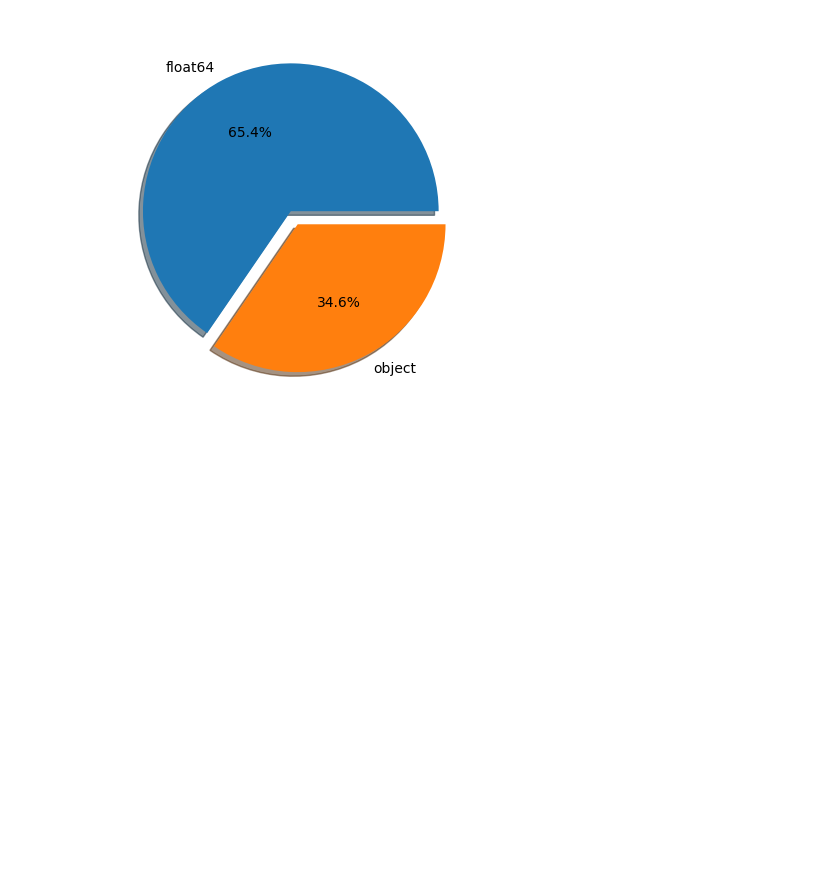
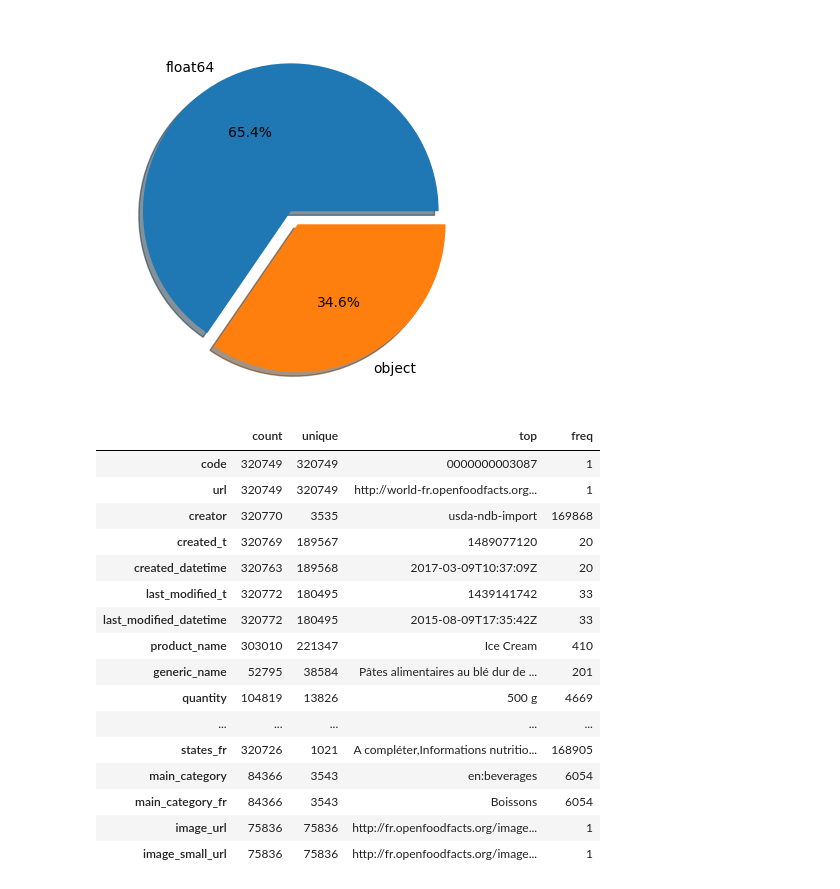
Before and after one commit to 110111-1/DS-OPENFOODFACT-SANTE, a Jupyter notebook: V1_Moty_Philippe_1_1122.ipynb, the cells around one changed output. Saved outputs shown, nothing was run; the diff lists cells and outputs as text; code cells hidden in the pictures; blank space fills up the shorter version.

```diff
--- a/V1_Moty_Philippe_1_1122.ipynb
+++ b/V1_Moty_Philippe_1_1122.ipynb
@@ -133,0 +128,21 @@ def description_variables(dataframe,type_var='all'):
+# %%
+# Description des varialbles categorielles
+tools.get_description_variables(data,type_var='categ')
+# %% [output]
+|  | count | unique | top | freq |
+| code | 320749 | 320749 | 0000000003087 | 1 |
+| url | 320749 | 320749 | http://world-fr.openfoodfacts.org... | 1 |
+| creator | 320770 | 3535 | usda-ndb-import | 169868 |
+| created_t | 320769 | 189567 | 1489077120 | 20 |
+| created_datetime | 320763 | 189568 | 2017-03-09T10:37:09Z | 20 |
+| last_modified_t | 320772 | 180495 | 1439141742 | 33 |
+| last_modified_datetime | 320772 | 180495 | 2015-08-09T17:35:42Z | 33 |
+| product_name | 303010 | 221347 | Ice Cream | 410 |
+| generic_name | 52795 | 38584 | Pâtes alimentaires au blé dur de ... | 201 |
+| quantity | 104819 | 13826 | 500 g | 4669 |
+| ... | ... | ... | ... | ... |
+| states_fr | 320726 | 1021 | A compléter,Informations nutritio... | 168905 |
+| main_category | 84366 | 3543 | en:beverages | 6054 |
+| main_category_fr | 84366 | 3543 | Boissons | 6054 |
+| image_url | 75836 | 75836 | http://fr.openfoodfacts.org/image... | 1 |
+| image_small_url | 75836 | 75836 | http://fr.openfoodfacts.org/image... | 1 |
```
Also changed, not shown: parts of 10 cells of this notebook, 1 other file.
